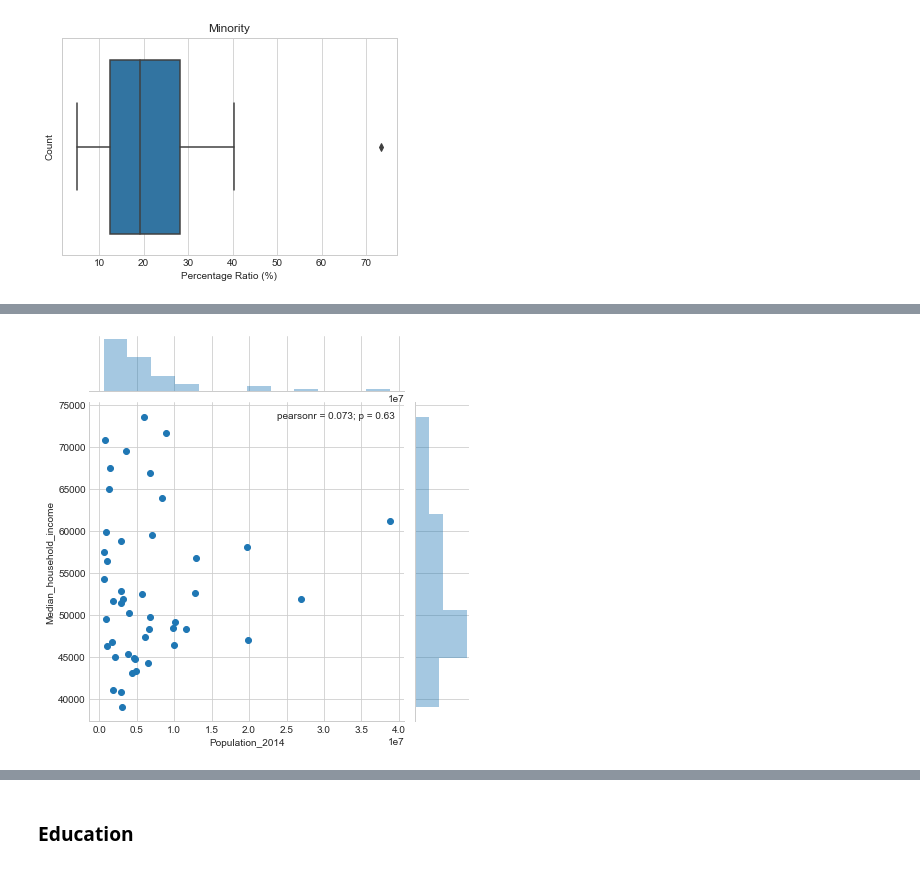
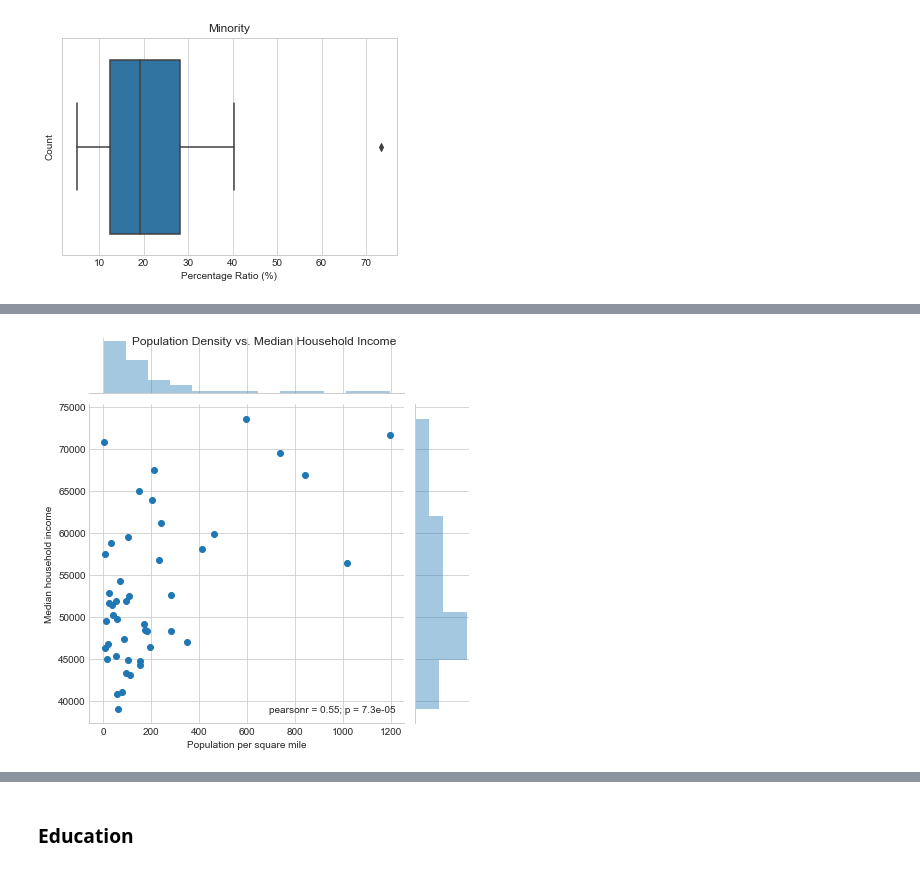
Before and after one commit to akim2034/Thinkful_DS_Bootcamp, a Jupyter notebook: Unit 1/Lesson 5 - Unit 1 Capstone/US Election 2016 Analysis - Unit 1 Capstone.ipynb, the cells around one changed output, grey strips where cells are left out. Saved outputs shown, nothing was run; the diff lists cells and outputs as text; code cells hidden in the pictures.

```diff
--- a/Unit 1/Lesson 5 - Unit 1 Capstone/US Election 2016 Analysis - Unit 1 Capstone.ipynb
+++ b/Unit 1/Lesson 5 - Unit 1 Capstone/US Election 2016 Analysis - Unit 1 Capstone.ipynb
@@ -372,4 +361,7 @@ sns.jointplot(x="Population_per_square_mile", y="Median_household_income", data=
-# %%
-sns.jointplot(x="Population_2014", y="Median_household_income", data=state_facts_votes);
-# %% [output]
-[figure, removed]
+# %%
+ax = sns.jointplot(x="Population_per_square_mile", y="Median_household_income", data=state_facts_votes)
+ax.set_axis_labels(xlabel = "Population per square mile", ylabel="Median household income")
+ax.fig.suptitle("Population Density vs. Median Household Income")
+plt.show()
+# %% [output]
+[figure, added]
```
Also changed, not shown: parts of 9 cells of this notebook.
